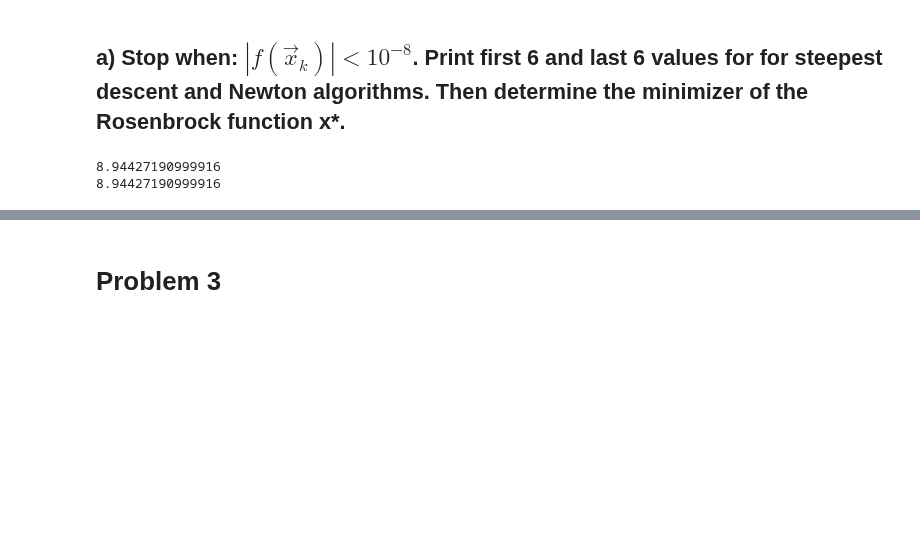
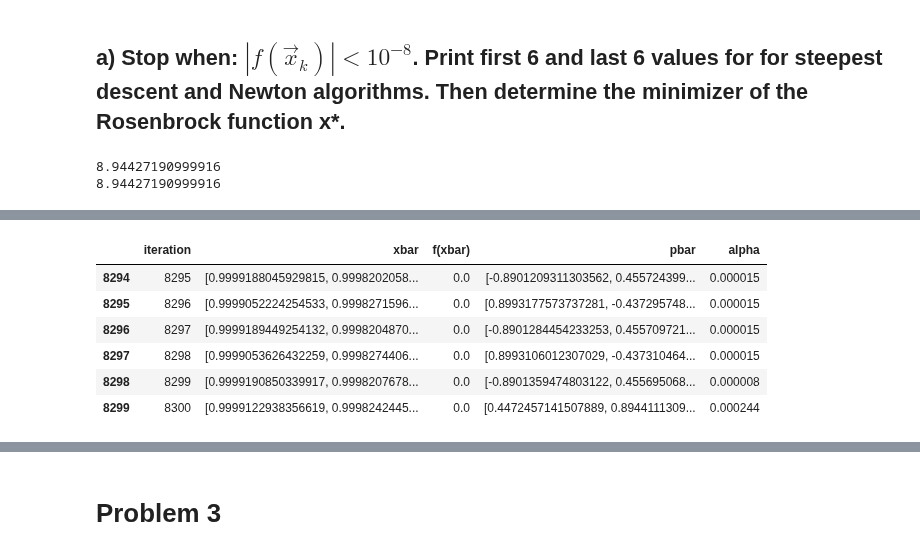
Before and after one commit to wpmcgrath95/MATH-693A-Advanced-Numerical-Methods, a Jupyter notebook: python/Homework1.ipynb, the cells around one changed output, grey strips where cells are left out. Saved outputs shown, nothing was run; the diff lists cells and outputs as text; code cells hidden in the pictures; blank space fills up the shorter version.

```diff
--- a/python/Homework1.ipynb
+++ b/python/Homework1.ipynb
@@ -134,0 +164,11 @@ def steepest_descent():
+# %%
+# last 6 rows for x0 = [-1.2, 1]
+sd_2_df.tail(6)
+# %% [output]
+|  | iteration | xbar | f(xbar) | pbar | alpha |
+| 8294 | 8295 | [0.9999188045929815, 0.9998202058... | 0.0 | [-0.8901209311303562, 0.455724399... | 0.000015 |
+| 8295 | 8296 | [0.9999052224254533, 0.9998271596... | 0.0 | [0.8993177573737281, -0.437295748... | 0.000015 |
+| 8296 | 8297 | [0.9999189449254132, 0.9998204870... | 0.0 | [-0.8901284454233253, 0.455709721... | 0.000015 |
+| 8297 | 8298 | [0.9999053626432259, 0.9998274406... | 0.0 | [0.8993106012307029, -0.437310464... | 0.000015 |
+| 8298 | 8299 | [0.9999190850339917, 0.9998207678... | 0.0 | [-0.8901359474803122, 0.455695068... | 0.000008 |
+| 8299 | 8300 | [0.9999122938356619, 0.9998242445... | 0.0 | [0.4472457141507889, 0.8944111309... | 0.000244 |
```
Also changed, not shown: parts of 25 cells of this notebook.
